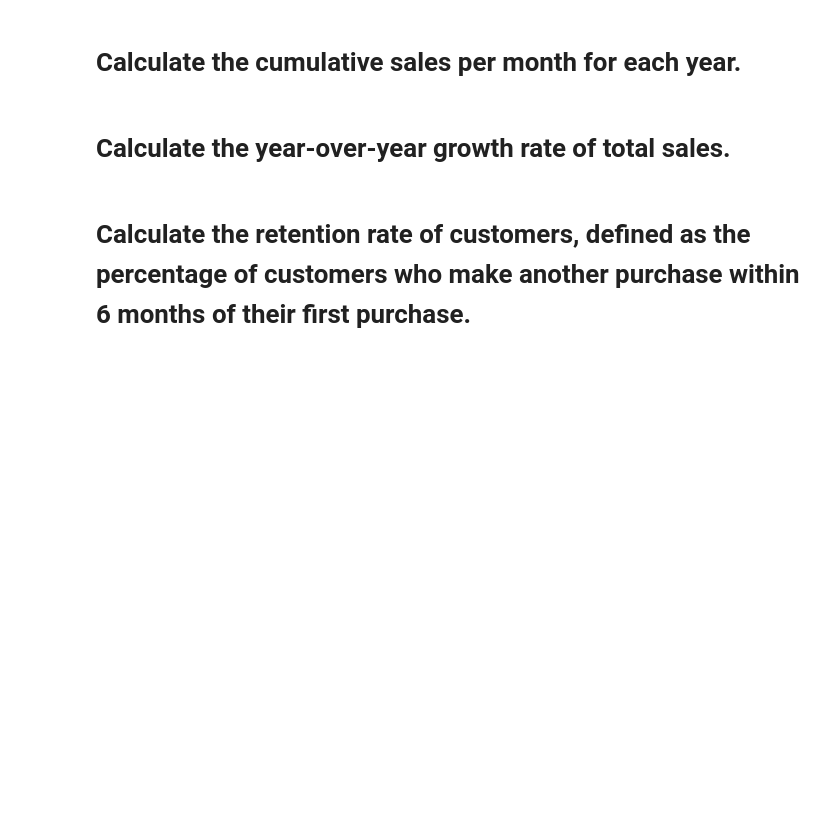
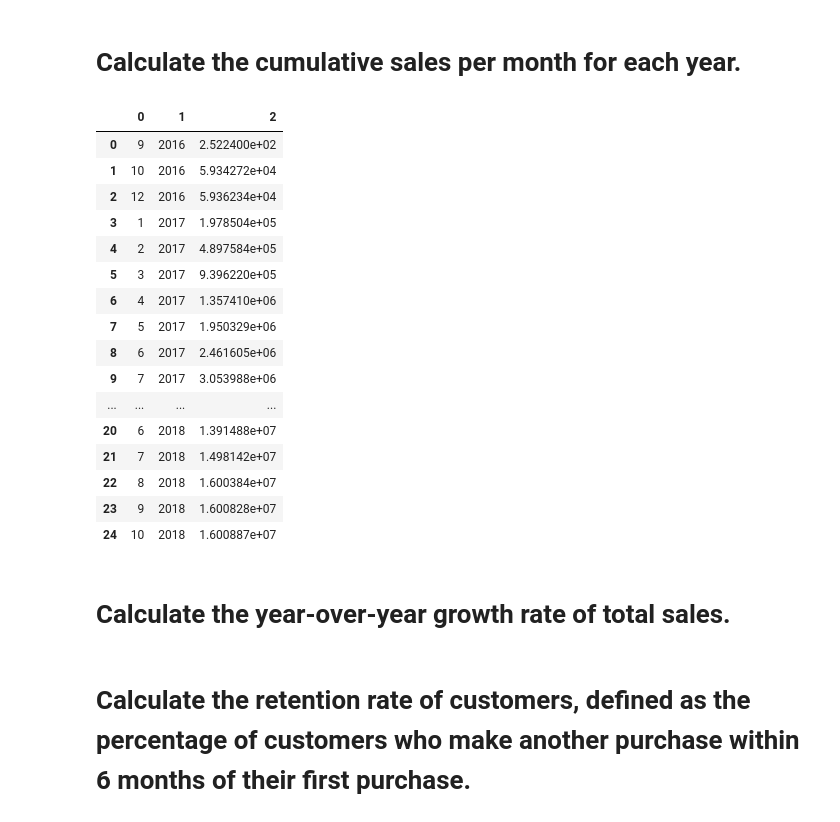
Before and after one commit to pankajkumarphe21/analysis, a Jupyter notebook: python_sql.ipynb, the cells around one changed output. Cells and saved outputs as stored; diff of their text form; code cells hidden in the pictures; blank space fills up the shorter version.

```diff
--- a/python_sql.ipynb
+++ b/python_sql.ipynb
@@ -86,4 +226,35 @@ plt.show()
 # %% [markdown]
 # Calculate the cumulative sales per month for each year.
+# %%
+query="""
+select m,y,sum(payment) over (order by y,m) from
+(select month(orders.order_purchase_timestamp) m,year(orders.order_purchase_timestamp) y,
+sum(payments.payment_value) payment from ecommerce.orders join ecommerce.payments
+on ecommerce.payments.order_id=ecommerce.orders.order_id
+group by month(orders.order_purchase_timestamp),year(orders.order_purchase_timestamp)
+order by year(orders.order_purchase_timestamp),month(orders.order_purchase_timestamp)) as a;
+"""
+cur.execute(query)
+data=cur.fetchall()
+df=pd.DataFrame(data)
+df
+# %% [output]
+|  | 0 | 1 | 2 |
+| 0 | 9 | 2016 | 2.522400e+02 |
+| 1 | 10 | 2016 | 5.934272e+04 |
+| 2 | 12 | 2016 | 5.936234e+04 |
+| 3 | 1 | 2017 | 1.978504e+05 |
+| 4 | 2 | 2017 | 4.897584e+05 |
+| 5 | 3 | 2017 | 9.396220e+05 |
+| 6 | 4 | 2017 | 1.357410e+06 |
+| 7 | 5 | 2017 | 1.950329e+06 |
+| 8 | 6 | 2017 | 2.461605e+06 |
+| 9 | 7 | 2017 | 3.053988e+06 |
+| ... | ... | ... | ... |
+| 20 | 6 | 2018 | 1.391488e+07 |
+| 21 | 7 | 2018 | 1.498142e+07 |
+| 22 | 8 | 2018 | 1.600384e+07 |
+| 23 | 9 | 2018 | 1.600828e+07 |
+| 24 | 10 | 2018 | 1.600887e+07 |
 # %% [markdown]
 # Calculate the year-over-year growth rate of total sales.
```
Also changed, not shown: parts of 9 cells of this notebook.
